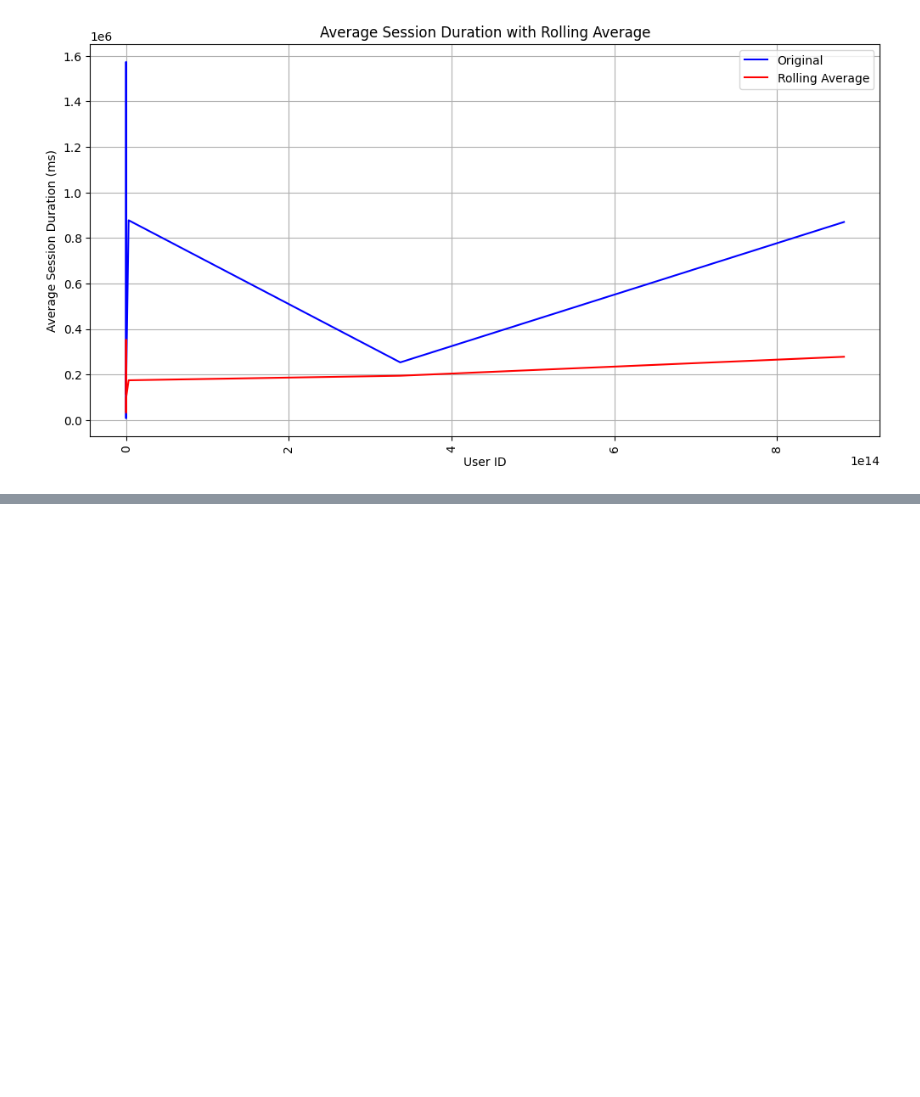
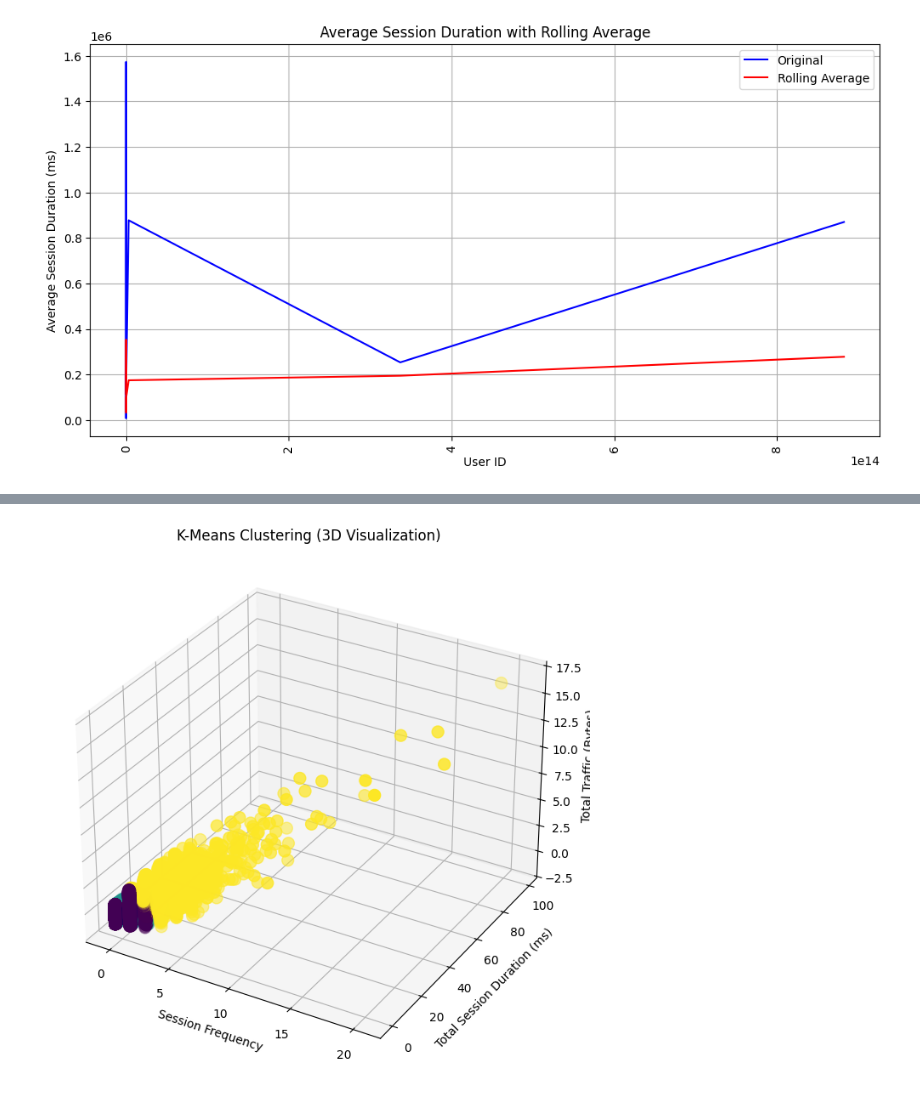
Before and after one commit to davekindea/tenx, a Jupyter notebook: week2/noatbooks/task2.ipynb, the cells around one changed output, grey strips where cells are left out. Saved outputs shown, nothing was run; the diff lists cells and outputs as text; code cells hidden in the pictures; blank space fills up the shorter version.

```diff
--- a/week2/noatbooks/task2.ipynb
+++ b/week2/noatbooks/task2.ipynb
@@ -247,0 +417,26 @@ plt.show()
+# %%
+from mpl_toolkits.mplot3d import Axes3D
+
+# Step 2: Create a 3D scatter plot
+fig = plt.figure(figsize=(10, 8))
+ax = fig.add_subplot(111, projection='3d')
+
+# Scatter plot for the 3D plot
+ax.scatter(
+    engagement_metrics['sessions_frequency_t'],
+    engagement_metrics['total_session_duration_t'],
+    engagement_metrics['total_traffic_t'],
+    c=engagement_metrics['K_mean'],  # Color by cluster
+    cmap='viridis',  # Colormap
+    s=100  # Point size
+)
+
+# Add axis labels and title
+ax.set_xlabel('Session Frequency')
+ax.set_ylabel('Total Session Duration (ms)')
+ax.set_zlabel('Total Traffic (Bytes)')
+ax.set_title('K-Means Clustering (3D Visualization)')
+
+plt.show()
+# %% [output]
+[figure, added]
```
Also changed, not shown: parts of 31 cells of this notebook.
